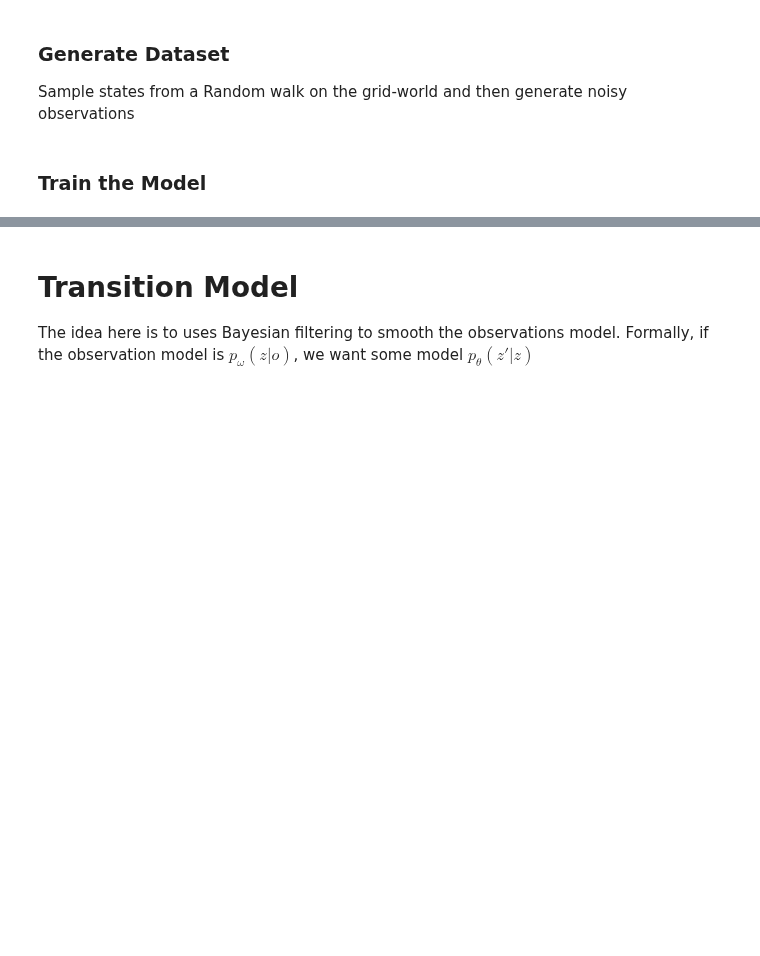
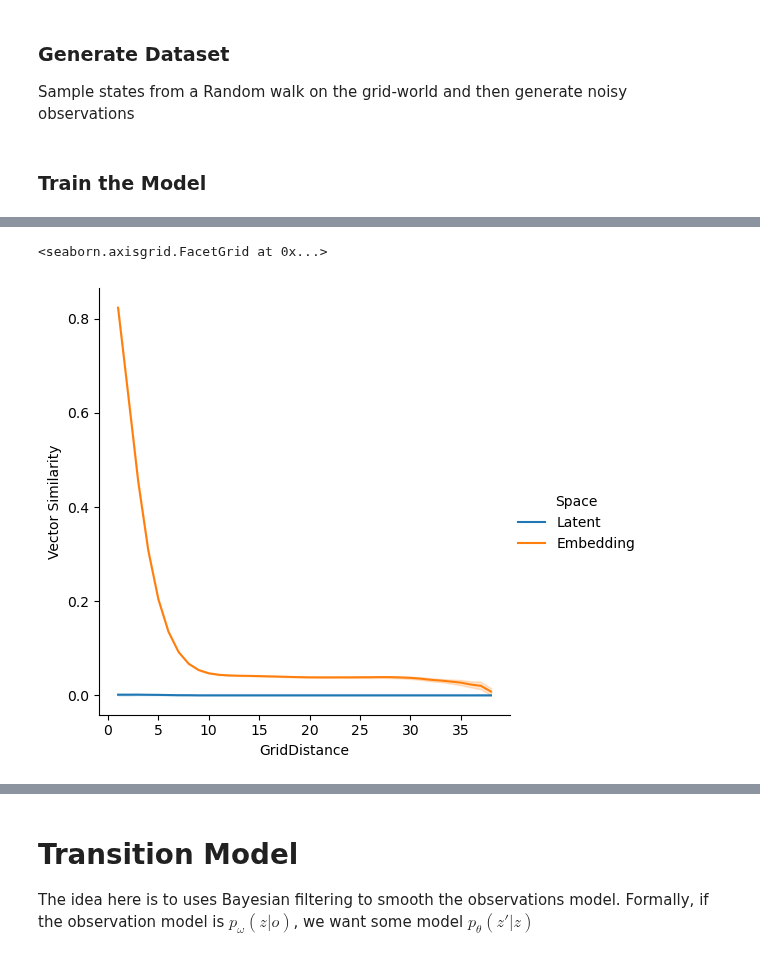
Before and after one commit to nicktfranklin/thread_the_needle, a Jupyter notebook: State_Inference_Network.ipynb, the cells around one changed output, grey strips where cells are left out. Cells and saved outputs as stored; diff of their text form; code cells hidden in the pictures; blank space fills up the shorter version.

```diff
--- a/State_Inference_Network.ipynb
+++ b/State_Inference_Network.ipynb
@@ -273,0 +382,7 @@ for s in range(5):
+# %%
+euc = pairwise_distances(
+    [(x, y) for x in range(20) for y in range(20)],
+    # metric=lambda x, y: np.sqrt((x[0] - y[0]) ** 2 + (x[1] - y[1]) ** 2),
+    metric=lambda x, y: np.abs(x[0] - y[0]) + np.abs(x[1] - y[1]),
+)
+euc
@@ -273,0 +397,33 @@ for s in range(5):
+# %%
+import pandas as pd
+
+_df = pd.concat(
+    [
+        pd.DataFrame(
+            {
+                "Space": ["Latent"] * 160000,
+                "Vector Similarity": d.reshape(-1) == 1,
+                "GridDistance": euc.reshape(-1),
+            }
+        ),
+        pd.DataFrame(
+            {
+                "Space": ["Embedding"] * 160000,
+                "Vector Similarity": embedding_distances.reshape(-1),
+                "GridDistance": euc.reshape(-1),
+            }
+        ),
+    ]
+)
+
+
+sns.relplot(
+    _df[_df.GridDistance > 0],
+    x="GridDistance",
+    y="Vector Similarity",
+    hue="Space",
+    kind="line",
+)
+# %% [output]
+<seaborn.axisgrid.FacetGrid at 0x...>
+[figure, added]
```
Also changed, not shown: parts of 24 cells of this notebook, 4 other files.
